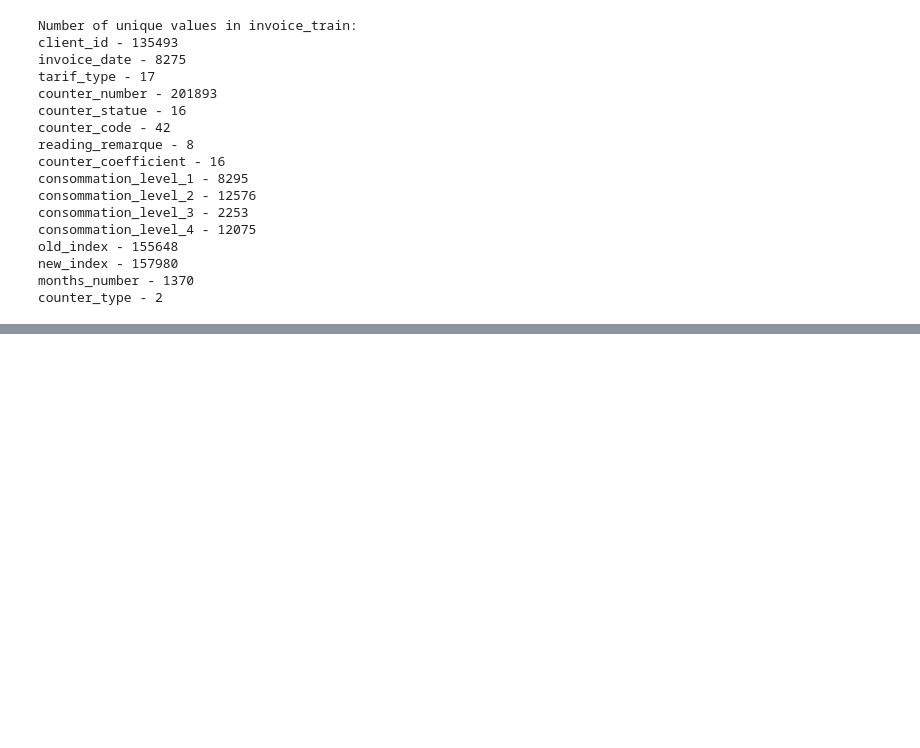
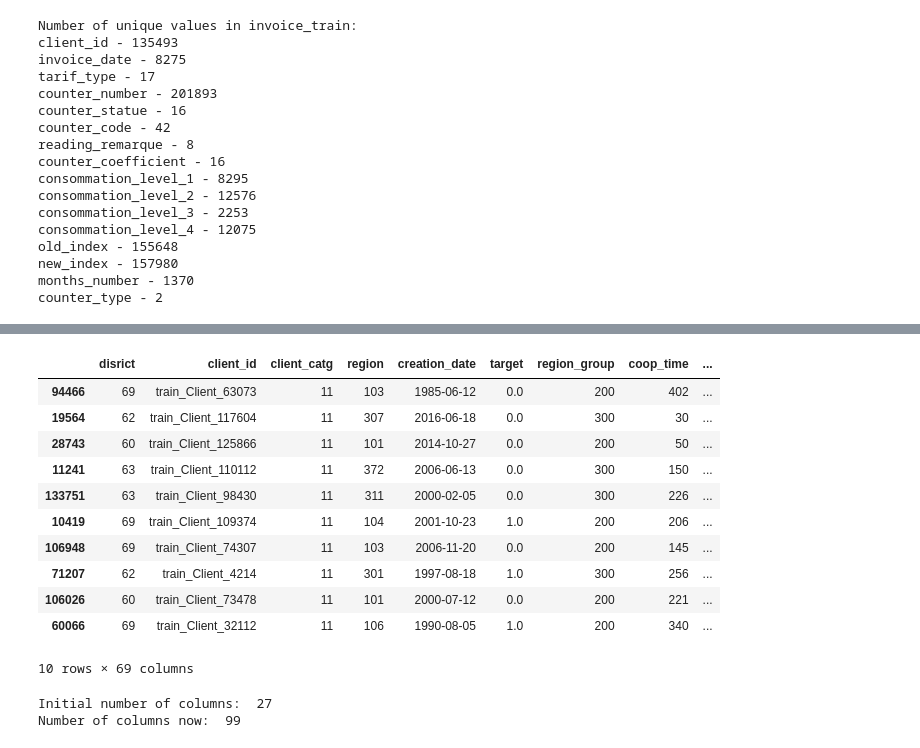
Before and after one commit to anuragkj/GDSC_ML_Training_Project_1, a Jupyter notebook: Project_1.ipynb, the cells around one changed output, grey strips where cells are left out. Drawn from its saved outputs; the diff is of its cells as text; code cells hidden in the pictures; blank space fills up the shorter version.

```diff
--- a/Project_1.ipynb
+++ b/Project_1.ipynb
@@ -225,0 +249,3 @@ counter_type - 2
+# %%
+client_train1, invoice_train1 = feature_change(client_train, invoice_train)
+client_test1, invoice_test1 = feature_change(client_test, invoice_test)
@@ -225,0 +263,52 @@ counter_type - 2
+# %%
+def agg_feature(invoice, client_df, agg_stat):
+
+    agg_trans = invoice.groupby('client_id')[agg_stat].agg(['mean','std','min','max'])
+
+    agg_trans.columns = ['_'.join(col).strip() for col in agg_trans.columns.values]
+    agg_trans.reset_index(inplace=True)
+
+    df = invoice.groupby('client_id').size().reset_index(name='transactions_count')
+    agg_trans = pd.merge(df, agg_trans, on='client_id', how='left')
+
+
+
+    full_df = pd.merge(client_df, agg_trans, on='client_id', how='left')
+
+    return full_df
+# %%
+agg_stat_columns = [
+ 'tarif_type',
+ 'counter_number',
+ 'counter_statue',
+ 'counter_code',
+ 'reading_remarque',
+ 'consommation_level_1',
+ 'consommation_level_2',
+ 'consommation_level_3',
+ 'consommation_level_4',
+ 'old_index',
+ 'new_index',
+ 'months_number',
+ 'counter_type',
+ 'invoice_month',
+ 'invoice_year'
+]
+
+train_df1 = agg_feature(invoice_train1, client_train1, agg_stat_columns)
+test_df1 = agg_feature(invoice_test1, client_test1, agg_stat_columns)
+# %%
+train_df1.sample(10)
+# %% [output]
+|  | disrict | client_id | client_catg | region | creation_date | target | region_group | coop_time | ... |
+| 94466 | 69 | train_Client_63073 | 11 | 103 | 1985-06-12 | 0.0 | 200 | 402 | ... |
+| 19564 | 62 | train_Client_117604 | 11 | 307 | 2016-06-18 | 0.0 | 300 | 30 | ... |
+| 28743 | 60 | train_Client_125866 | 11 | 101 | 2014-10-27 | 0.0 | 200 | 50 | ... |
+| 11241 | 63 | train_Client_110112 | 11 | 372 | 2006-06-13 | 0.0 | 300 | 150 | ... |
+| 133751 | 63 | train_Client_98430 | 11 | 311 | 2000-02-05 | 0.0 | 300 | 226 | ... |
+| 10419 | 69 | train_Client_109374 | 11 | 104 | 2001-10-23 | 1.0 | 200 | 206 | ... |
+| 106948 | 69 | train_Client_74307 | 11 | 103 | 2006-11-20 | 0.0 | 200 | 145 | ... |
+| 71207 | 62 | train_Client_4214 | 11 | 301 | 1997-08-18 | 1.0 | 300 | 256 | ... |
+| 106026 | 60 | train_Client_73478 | 11 | 101 | 2000-07-12 | 0.0 | 200 | 221 | ... |
+| 60066 | 69 | train_Client_32112 | 11 | 106 | 1990-08-05 | 1.0 | 200 | 340 | ... |
+10 rows × 69 columns
@@ -225,0 +327,6 @@ counter_type - 2
+# %%
+print('Initial number of columns: ', len(client_train.columns)+len(invoice_train.columns))
+print('Number of columns now: ', len(train_df2.columns))
+# %% [output]
+Initial number of columns:  27
+Number of columns now:  99
```
Also changed, not shown: parts of 17 cells of this notebook.
